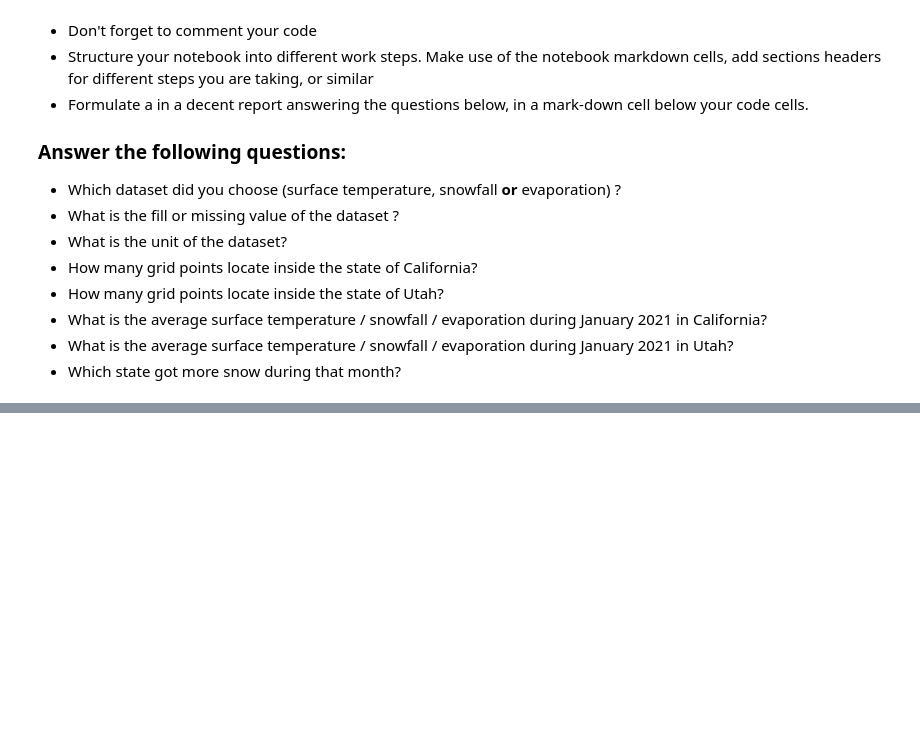
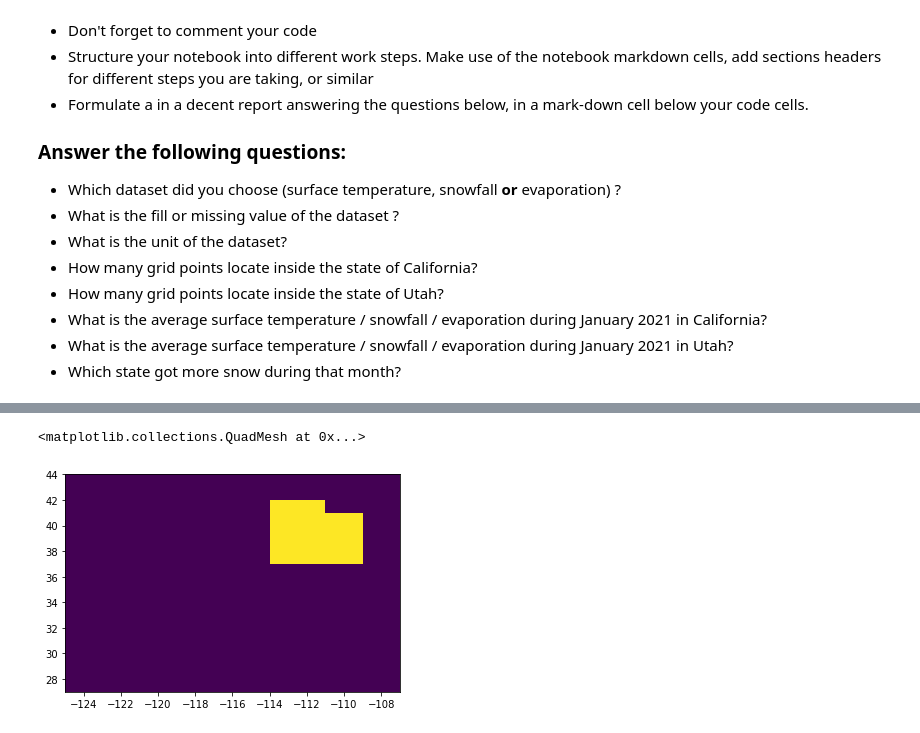
Before and after one commit to faizbond/geosf21_fadams, a Jupyter notebook: Exercise07b_PointsInARegion.ipynb, the cells around one changed output, grey strips where cells are left out. Saved outputs shown, nothing was run; the diff lists cells and outputs as text; code cells hidden in the pictures; blank space fills up the shorter version.

```diff
--- a/Exercise07b_PointsInARegion.ipynb
+++ b/Exercise07b_PointsInARegion.ipynb
@@ -154,0 +268,6 @@ dataset.keys()
+# %%
+# plotting grid points for UT
+plt.pcolormesh(lon_bndGrid, lat_bndGrid, maskUT, shading='auto')
+# %% [output]
+<matplotlib.collections.QuadMesh at 0x...>
+[figure, added]
```
Also changed, not shown: parts of 32 cells of this notebook, 2 other files.
